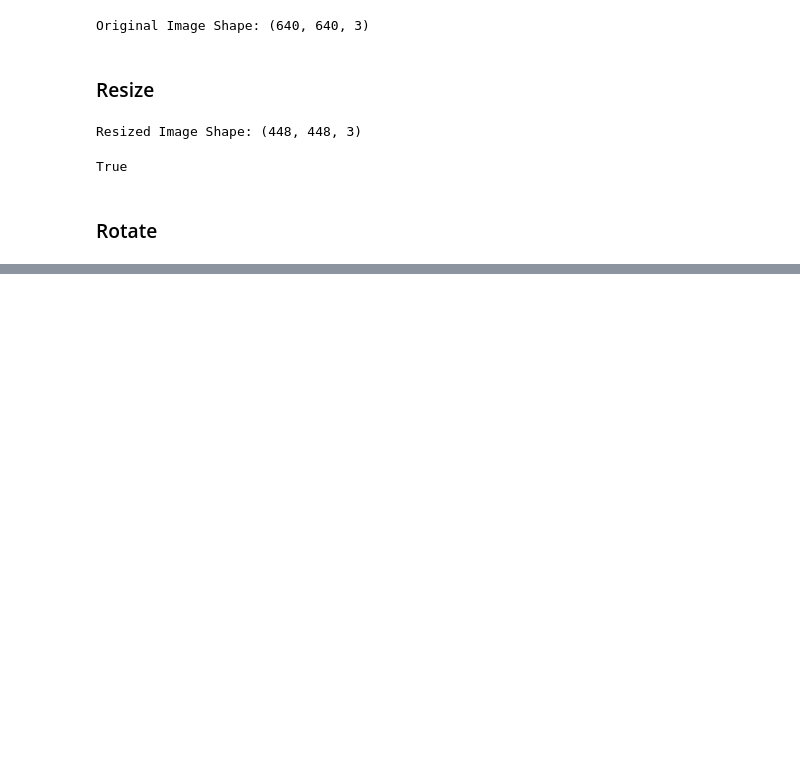
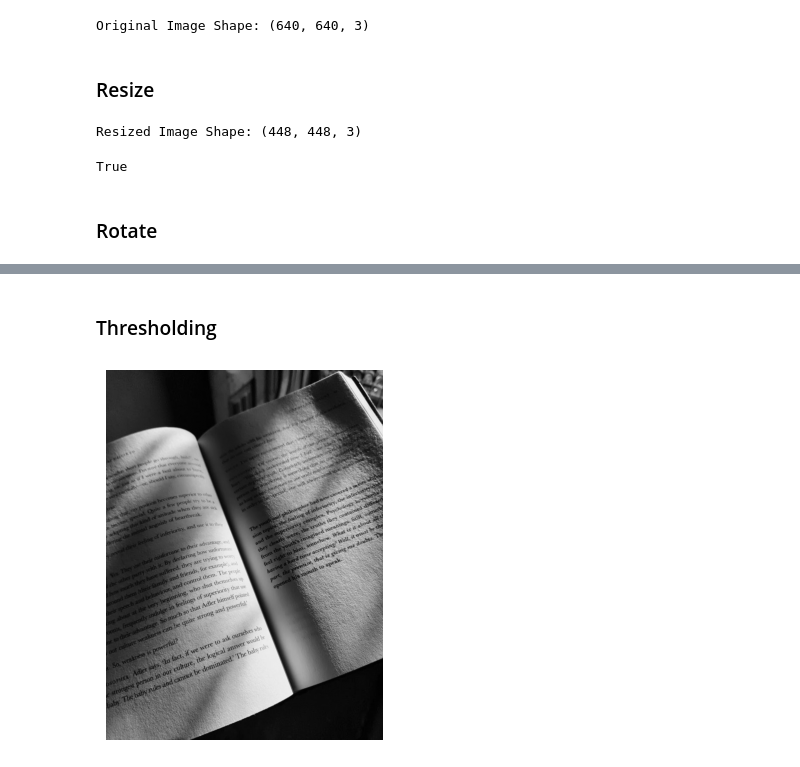
Before and after one commit to vedicskill/custom-yolo-train, a Jupyter notebook: 1-opencv-foundation/image-preprocessing.ipynb, the cells around one changed output, grey strips where cells are left out. Cells and saved outputs as stored; diff of their text form; code cells hidden in the pictures; blank space fills up the shorter version.

```diff
--- a/1-opencv-foundation/image-preprocessing.ipynb
+++ b/1-opencv-foundation/image-preprocessing.ipynb
@@ -53,0 +106,10 @@ cv2.destroyAllWindows()
+# %% [markdown]
+### Thresholding
+# %%
+img2 = cv2.imread("./data/image-4.jpg")
+img2_gray = cv2.cvtColor(img2, cv2.COLOR_BGR2GRAY)
+plt.imshow(img2_gray, cmap='gray')
+plt.axis('off')
+plt.show()
+# %% [output]
+[figure, added]
```
Also changed, not shown: parts of 7 cells of this notebook, 7 other files.
